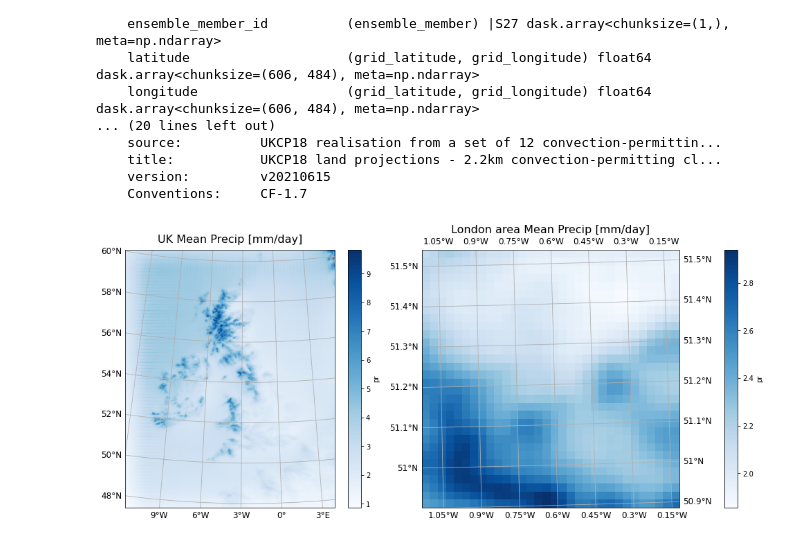
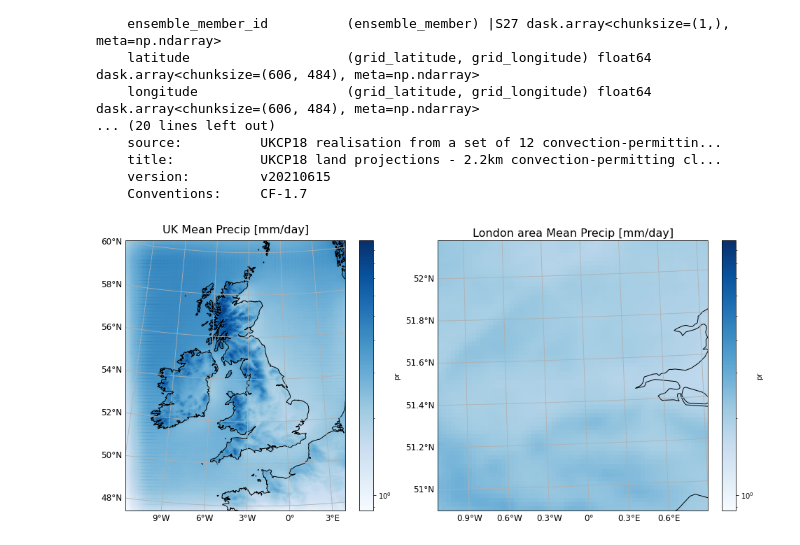
Before and after one commit to henryaddison/ml-downscaling-emulation, a Jupyter notebook: notebooks/exploration/pr.ipynb, the cells around one changed output. Saved outputs shown, nothing was run; the diff lists cells and outputs as text; code cells hidden in the pictures.

```diff
--- a/notebooks/exploration/pr.ipynb
+++ b/notebooks/exploration/pr.ipynb
@@ -48,18 +48,12 @@ london_pr_mean_da = SelectDomain(subdomain="london").run(uk_pr_mean_da)
 # %%
 fig, axd = plt.subplot_mosaic([["uk", "london"]], figsize=(14, 6), subplot_kw={'projection': cp_model_rotated_pole}, constrained_layout=True)
 
 ax = axd["uk"]
-uk_pr_mean_da.plot(ax=ax, transform=cp_model_rotated_pole, cmap="Blues")
-# ax.coastlines()
-ax.gridlines(draw_labels={"bottom": "x", "left": "y"}, x_inline=False, y_inline=False, xlabel_style=dict(fontsize=12), ylabel_style=dict(fontsize=12))
-ax.set_title("UK Mean Precip [mm/day]", fontsize=16)
+plot_grid(uk_pr_mean_da, ax=ax, title="UK Mean Precip [mm/day]", transform=cp_model_rotated_pole, cmap="Blues", norm=None, add_colorbar=True)
 
 ax = axd["london"]
-london_pr_mean_da.isel(grid_longitude=slice(32), grid_latitude=slice(32)).plot(ax=ax, transform=cp_model_rotated_pole, cmap="Blues")
-ax.coastlines()
-ax.gridlines(draw_labels={"bottom": "x", "left": "y"}, x_inline=False, y_inline=False, xlabel_style=dict(fontsize=12), ylabel_style=dict(fontsize=12))
-ax.set_title("London area Mean Precip [mm/day]", fontsize=16)
+plot_grid(london_pr_mean_da, ax=ax, title="London area Mean Precip [mm/day]", transform=cp_model_rotated_pole, cmap="Blues", norm=None, add_colorbar=True)
 
 plt.show()
 # %% [output]
-[figure, old version]
+[figure, new version]
```
Also changed, not shown: parts of 2 cells of this notebook, 2 other files.
